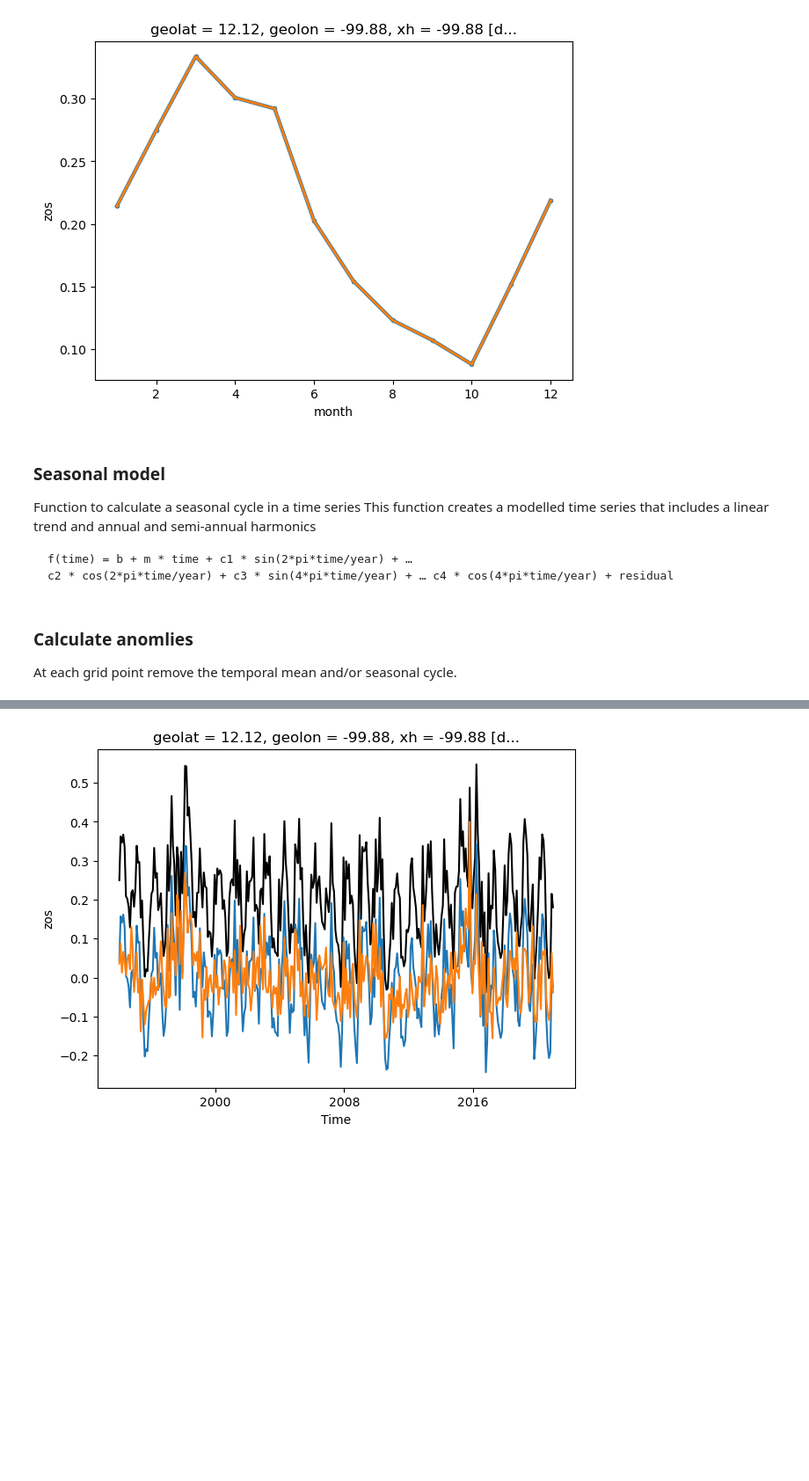
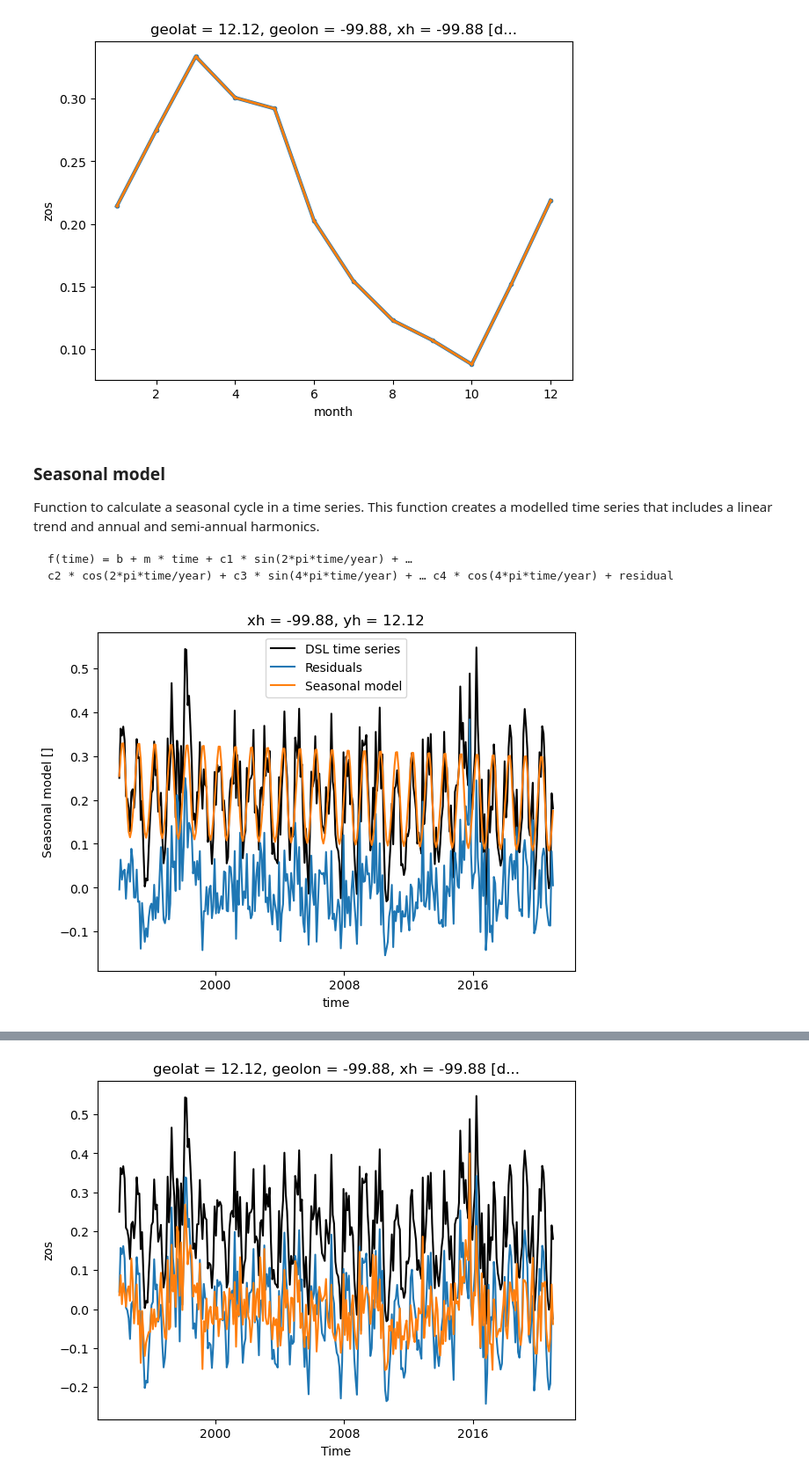
Before and after one commit to jetesdal/sea_level_covariability, a Jupyter notebook: notebooks/DSL_statistics.ipynb, the cells around one changed output, grey strips where cells are left out. Shown at 88% size. Drawn from its saved outputs; the diff is of its cells as text; code cells hidden in the pictures; blank space fills up the shorter version.

````diff
--- a/notebooks/DSL_statistics.ipynb
+++ b/notebooks/DSL_statistics.ipynb
@@ -40,18 +40,19 @@ plt.show()
 [figure]
 # %% [markdown]
 ### Seasonal model
-Function to calculate a seasonal cycle in a time series This function creates a modelled time series that includes a linear trend and annual and semi-annual harmonics
+Function to calculate a seasonal cycle in a time series. This function creates a modelled time series that includes a linear trend and annual and semi-annual harmonics.
 ```
 f(time) = b + m * time + c1 * sin(2*pi*time/year) + …
 c2 * cos(2*pi*time/year) + c3 * sin(4*pi*time/year) + … c4 * cos(4*pi*time/year) + residual
 ```
 # %%
-zos_seasonal_model = momlevel.trend.seasonal_model(ds.zos)
+zos_seasonal_model = momlevel.trend.seasonal_model(ds.zos,return_model=True)
 # %%
 fig, ax = plt.subplots(figsize=(7,5))
-ds.sel({'xh':-100,'yh':12},method='nearest').zos.plot(ax=ax,c='k')
-zos_seasonal_model.sel({'xh':-100,'yh':12},method='nearest').plot(ax=ax)
+ds.sel({'xh':-100,'yh':12},method='nearest').zos.plot(ax=ax,c='k',label='DSL time series')
+zos_seasonal_model[1].sel({'xh':-100,'yh':12},method='nearest').plot(ax=ax,label='Residuals')
+zos_seasonal_model[0].sel({'xh':-100,'yh':12},method='nearest').plot(ax=ax,label='Seasonal model')
+ax.legend()
 plt.show()
+# %% [output]
+[figure, added]
-# %% [markdown]
-### Calculate anomlies
-At each grid point remove the temporal mean and/or seasonal cycle.
````
Also changed, not shown: parts of 51 cells of this notebook, 1 other file.
